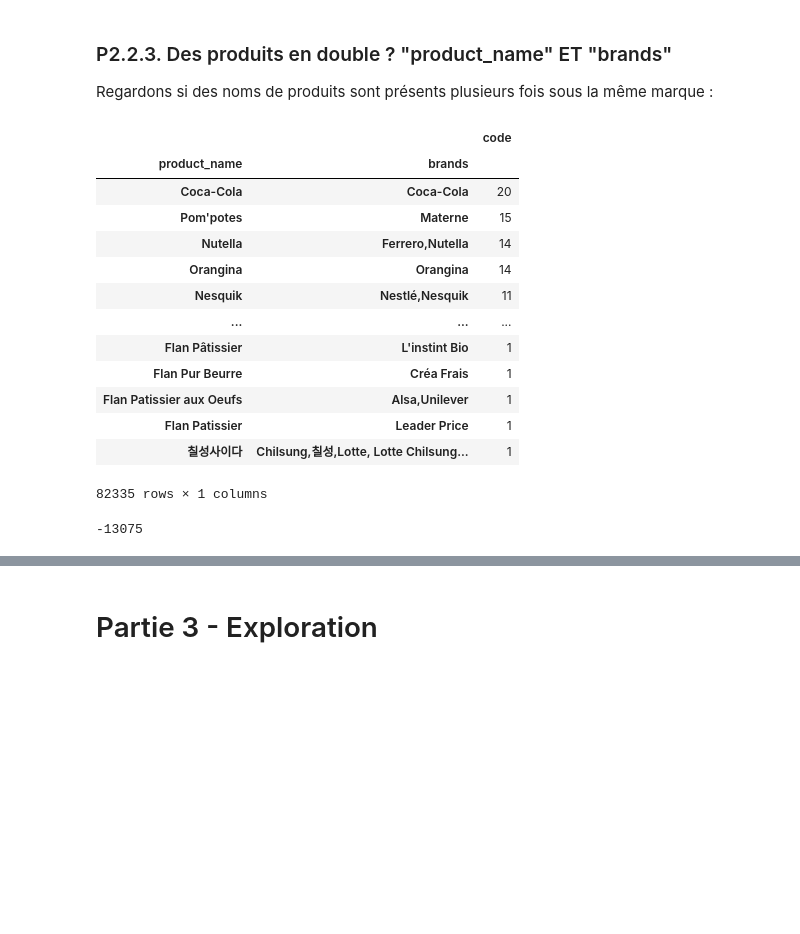
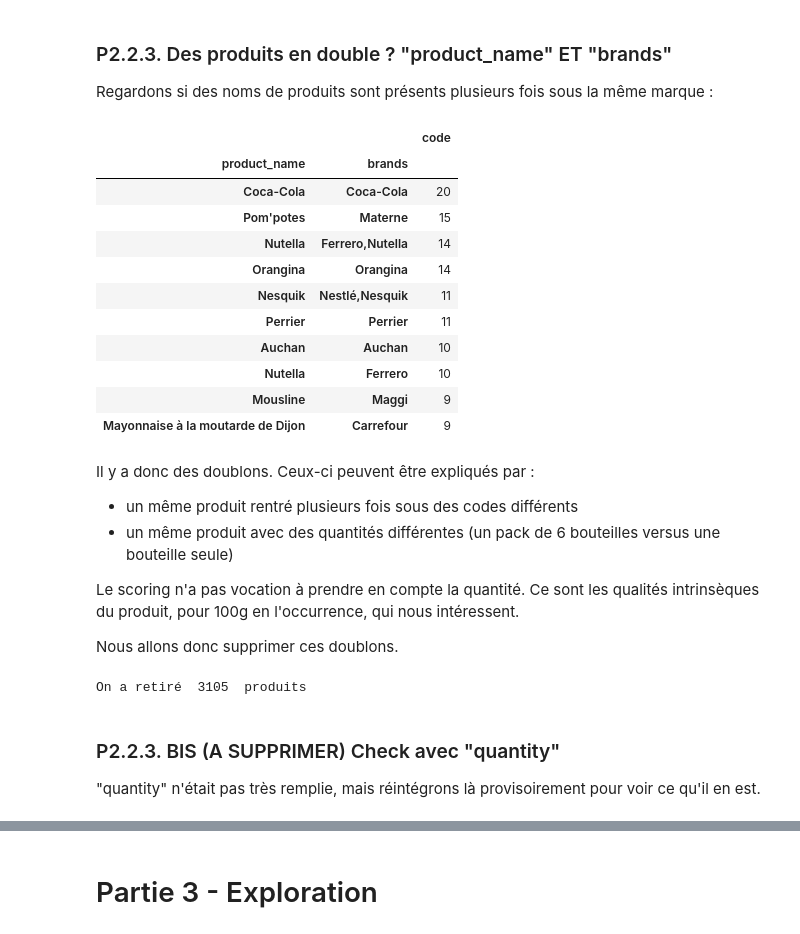
Before and after one commit to ClementPatin/OC-P3, a Jupyter notebook: Patin_Clement_1_notebook_052023.ipynb, the cells around one changed output, grey strips where cells are left out. Cells and saved outputs as stored; diff of their text form; code cells hidden in the pictures; blank space fills up the shorter version.

```diff
--- a/Patin_Clement_1_notebook_052023.ipynb
+++ b/Patin_Clement_1_notebook_052023.ipynb
@@ -102,0 +247,4 @@ L'idée :
+# %%
+foodRawFr = foodRaw.copy()
+#apply selected masks
+foodRawFr = foodRawFr.loc[maskFrance|maskFr|maskPolyFr]
@@ -219,16 +375,17 @@ On peut donc sélectionner les variables suivantes pour notre analyse :
 # %%
 # selected work features
-workFeatures=theoricalFeaturesNames+["code",
-                                     "product_name",
-                                     "brands",
-                                     "nutrition-score-fr_100g",
-                                     "nutrition_grade_fr",
-                                     "salt_100g",
-                                     "carbohydrates_100g",
-                                     "fat_100g",
-                                     "countries_fr"]
+workFeatures=["code",
+               "product_name",
+               "brands",
+               "pnns_groups_1",
+               "pnns_groups_2",
+               "nutrition-score-fr_100g",
+               "nutrition_grade_fr",
+               "salt_100g",
+               "carbohydrates_100g",
+               "fat_100g"]+theoricalFeaturesNames
 # %%
-foodRawLight = foodRaw.copy()
+foodRawLight = foodRawFr.copy()
 foodRawLight = foodRawLight[workFeatures]
 foodRawLight
 # %% [output]
@@ -428,7 +448,7 @@ Après quelques recherches, les deux formats les plus représentés corresponden
 
 Nous faisons le choix de nous séparer des 285 produits aux codes barres non formatés EAN 8 ou 13 : l'usage final du MyHealthScore se fera via le scan de code barre.
 # %%
-foodClean01=foodRawLightFr.copy()
+foodClean01=foodRawLight.copy()
 # keep only the values of "code" whose length is 8 or 13
 foodClean01=foodClean01.loc[(foodClean01.code.str.len()==8)|(foodClean01.code.str.len()==13)]
 # %% [markdown]
@@ -468,19 +488,25 @@ Nous ne sommes pas assez précis. Nous ne pouvons pas considérer seulement "pro
 
 Regardons si des noms de produits sont présents plusieurs fois sous la même marque :
 # %%
-foodClean01[["product_name","brands",'code']].groupby(['product_name',"brands"]).count().sort_values("code",ascending=False)
+foodClean01[["product_name","brands",'code']].loc[foodClean01[["product_name","brands",'code']].notna().any(axis=1)].groupby(['product_name',"brands"]).count().sort_values("code",ascending=False).head(10)
 # %% [output]
 |  |  | code |
 | product_name | brands |  |
 | Coca-Cola | Coca-Cola | 20 |
 | Pom'potes | Materne | 15 |
 | Nutella | Ferrero,Nutella | 14 |
 | Orangina | Orangina | 14 |
 | Nesquik | Nestlé,Nesquik | 11 |
-| ... | ... | ... |
-| Flan Pâtissier | L'instint Bio | 1 |
-| Flan Pur Beurre | Créa Frais | 1 |
-| Flan Patissier aux Oeufs | Alsa,Unilever | 1 |
-| Flan Patissier | Leader Price | 1 |
-| 칠성사이다 | Chilsung,칠성,Lotte, Lotte Chilsung... | 1 |
+| Perrier | Perrier | 11 |
+| Auchan | Auchan | 10 |
+| Nutella | Ferrero | 10 |
+| Mousline | Maggi | 9 |
+| Mayonnaise à la moutarde de Dijon | Carrefour | 9 |
-82335 rows × 1 columns
+# %% [markdown]
+Il y a donc des doublons. Ceux-ci peuvent être expliqués par :
+- un même produit rentré plusieurs fois sous des codes différents
+- un même produit avec des quantités différentes (un pack de 6 bouteilles versus une bouteille seule)
+
+Le scoring n'a pas vocation à prendre en compte la quantité. Ce sont les qualités intrinsèques du produit, pour 100g en l'occurrence, qui nous intéressent.
+
+Nous allons donc supprimer ces doublons.
@@ -487,7 +519,11 @@ foodClean01[["product_name","brands",'code']].groupby(['product_name',"brands"])
+# %%
+print("On a retiré ",foodClean01.shape[0]-foodClean02.shape[0]," produits")
+# %% [output]
+On a retiré  3105  produits
+# %% [markdown]
+### P2.2.3. BIS (A SUPPRIMER) Check avec "quantity"
+
+"quantity" n'était pas très remplie, mais réintégrons là provisoirement pour voir ce qu'il en est.
 # %%
-testDf=foodClean01.copy()
-testDf=testDf.loc[(testDf.product_name.notna())&(testDf.brands.notna())]
-testDf.shape[0]-foodClean01.shape[0]
+checkQtDf=foodClean01.copy()
-# %% [output]
--13075
 # %%
```
Also changed, not shown: parts of 82 cells of this notebook.
